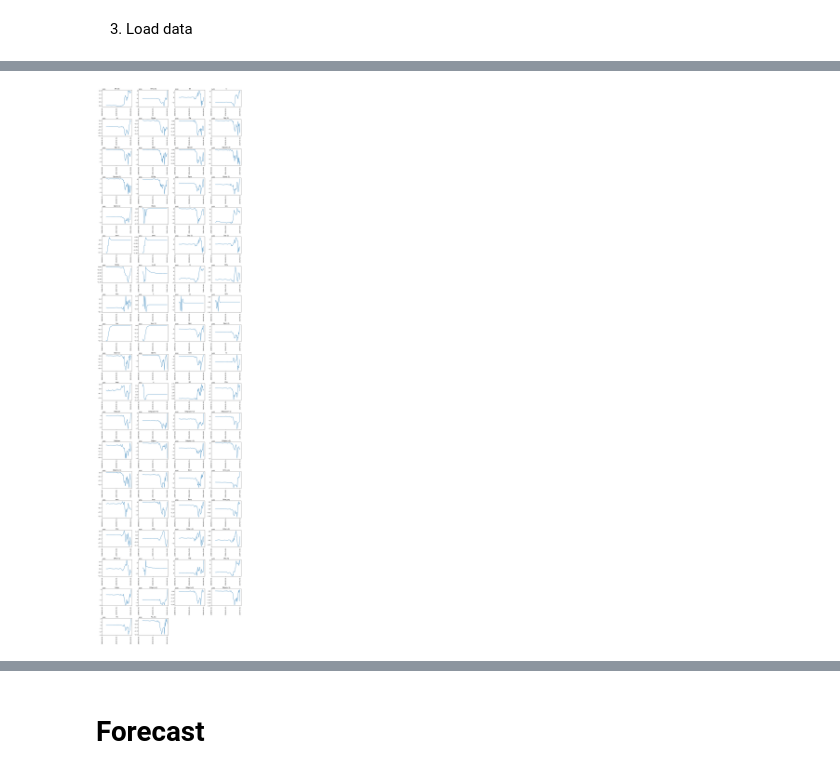
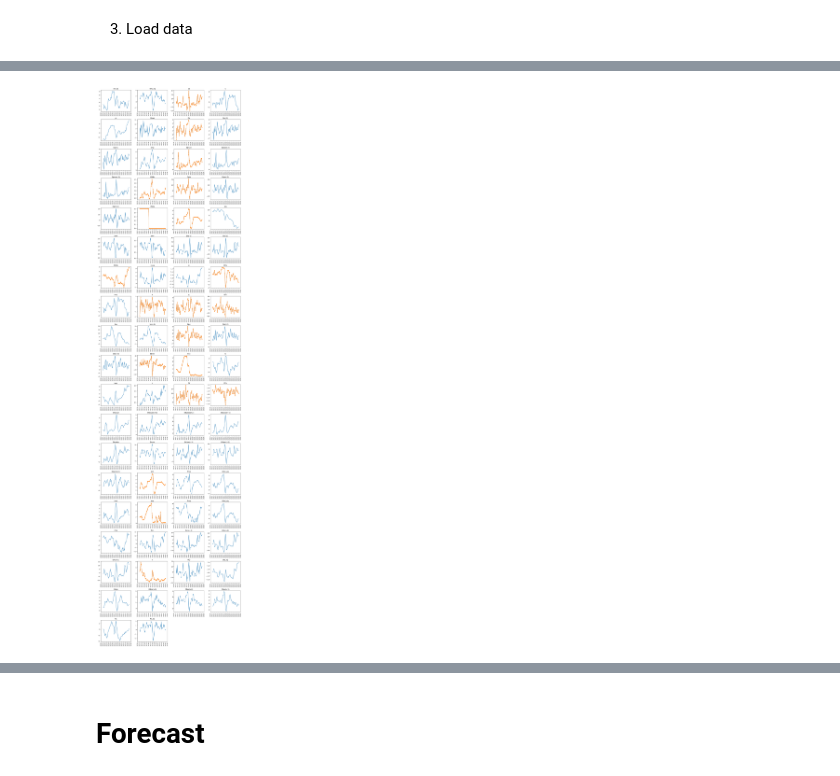
Before and after one commit to patrickcastilla/CUECOPolMon_fork_2, a Jupyter notebook: Main_Forecast.ipynb, the cells around one changed output, grey strips where cells are left out. Drawn from its saved outputs; the diff is of its cells as text; code cells hidden in the pictures.

```diff
--- a/Main_Forecast.ipynb
+++ b/Main_Forecast.ipynb
@@ -75,15 +80,13 @@ DBobs
 56 rows × 23 columns
 # %%
-import math
-
-columns = DBobs.columns
-num_cols = len(columns)
+obsnames = DLM.sympy_to_list(Mod['StateSpaceForm']['obs_names'])
+num_cols = len(obsnames)
 num_rows = math.ceil(num_cols / 4)
 
 fig, axs = plt.subplots(num_rows, 4, figsize=(15, num_rows * 3))
 
 
-for idx, col in enumerate(columns):
+for idx, col in enumerate(obsnames):
     row = idx // 4
     col_idx = idx % 4
     axs[row, col_idx].plot(DBobs.index, DBobs[col], linestyle='-')
@@ -91,6 +94,9 @@ for idx, col in enumerate(columns):
     axs[row, col_idx].tick_params(axis='x', rotation = 90)
     axs[row, col_idx].set_xticks(axs[row, col_idx].get_xticks()[::4])
 
+    axs[row, col_idx].xaxis.set_major_locator(mdates.YearLocator())
+    axs[row, col_idx].xaxis.set_major_formatter(mdates.DateFormatter('%Y'))
+
 for idx in range(num_cols, num_rows * 4):
     fig.delaxes(axs.flatten()[idx])
 
@@ -127,23 +109,32 @@ DF_s, DF_u, minuslogL = DLM.KFts(DBobs, Mod, {'diffuse':False})
 # %%
 columns = DF_s.columns
 num_cols = len(columns)
 num_rows = math.ceil(num_cols / 4)
 
 fig, axs = plt.subplots(num_rows, 4, figsize=(15, num_rows * 3))
 
 
 for idx, col in enumerate(columns):
     row = idx // 4
     col_idx = idx % 4
     axs[row, col_idx].plot(DF_s.index, DF_s[col], linestyle='-')
     axs[row, col_idx].set_title(col)
+    observable = False
+    for obs in obsnames:
+        if col == obs:
+            observable = True
+    if observable:
+        axs[row, col_idx].plot(DF_s.index, DBobs[col], linestyle='-',marker='*')
     axs[row, col_idx].tick_params(axis='x', rotation = 90)
     axs[row, col_idx].set_xticks(axs[row, col_idx].get_xticks()[::4])
+
+    axs[row, col_idx].xaxis.set_major_locator(mdates.YearLocator())
+    axs[row, col_idx].xaxis.set_major_formatter(mdates.DateFormatter('%Y'))
 
 for idx in range(num_cols, num_rows * 4):
     fig.delaxes(axs.flatten()[idx])
 
 plt.tight_layout()
 plt.show()
 # %% [output]
-[figure, old version]
+[figure, new version]
```
Also changed, not shown: parts of 33 cells of this notebook, 8 other files.
